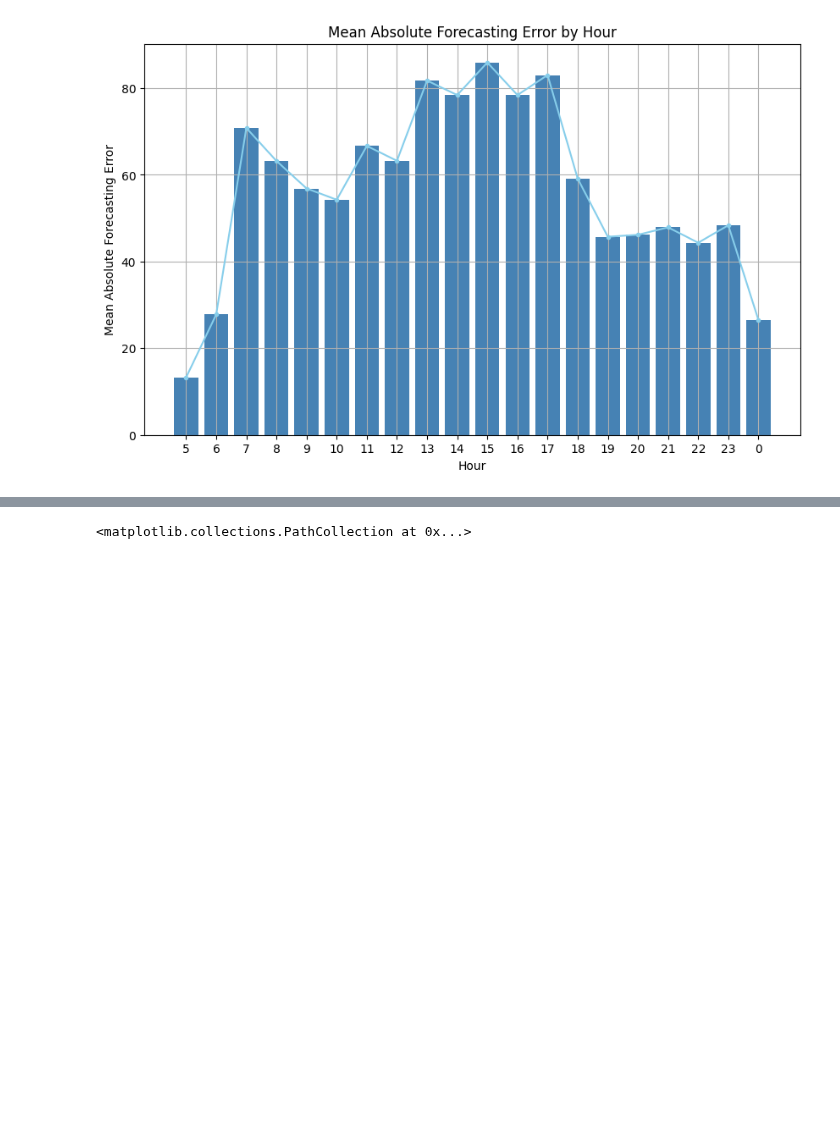
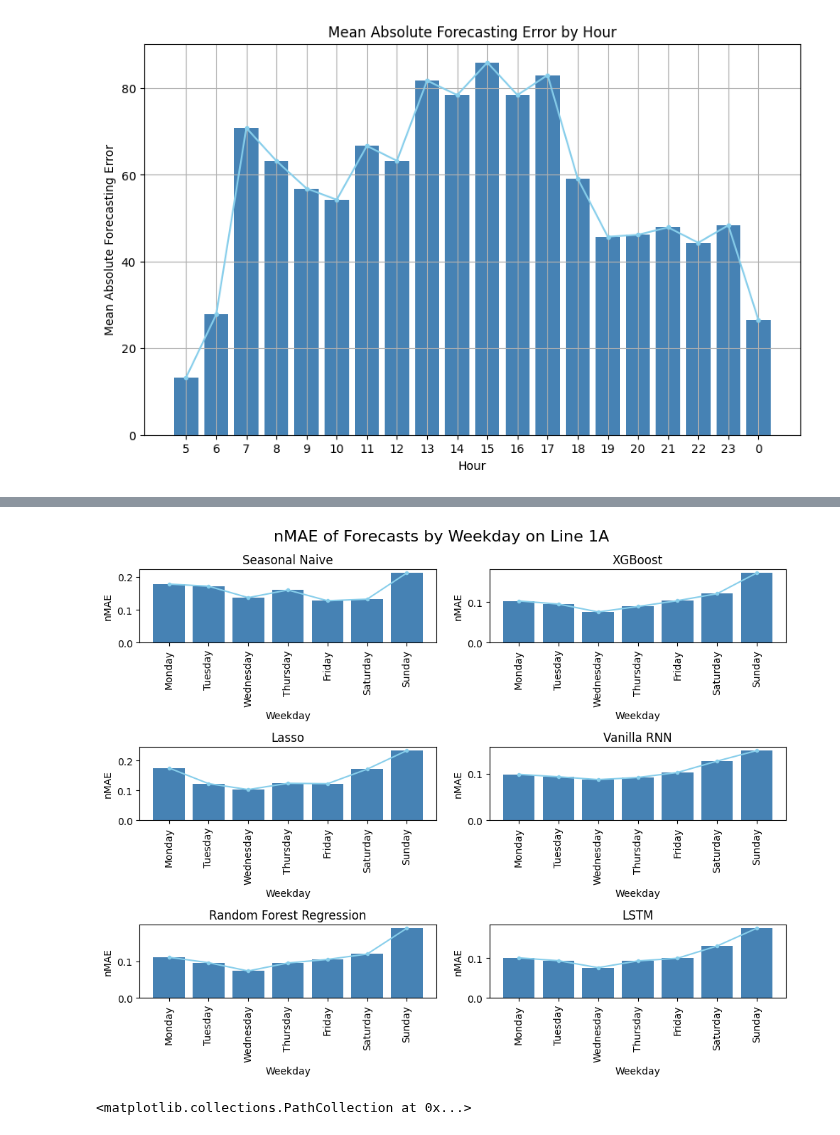
Before and after one commit to andr830g/Machine-Learning-Passenger-Forecasting, a Jupyter notebook: OutputAnalysis.ipynb, the cells around one changed output, grey strips where cells are left out. Saved outputs shown, nothing was run; the diff lists cells and outputs as text; code cells hidden in the pictures; blank space fills up the shorter version.

```diff
--- a/OutputAnalysis.ipynb
+++ b/OutputAnalysis.ipynb
@@ -397,3 +433,8 @@ plotPredErrorsGrouped("hour", preds_1A, model_names, df_test)
+# %%
+_, df_test = getData(60, Columns.line_1A.value, Columns.target_passengersBoarding.value)
+plotPredErrorsGrouped("weekDay", preds_1A, model_names, df_test)
+# %% [output]
+[figure, added]
 # %%
 key = "mean_temp"
 preds = RNN_preds1A
```
Also changed, not shown: parts of 3 cells of this notebook.
